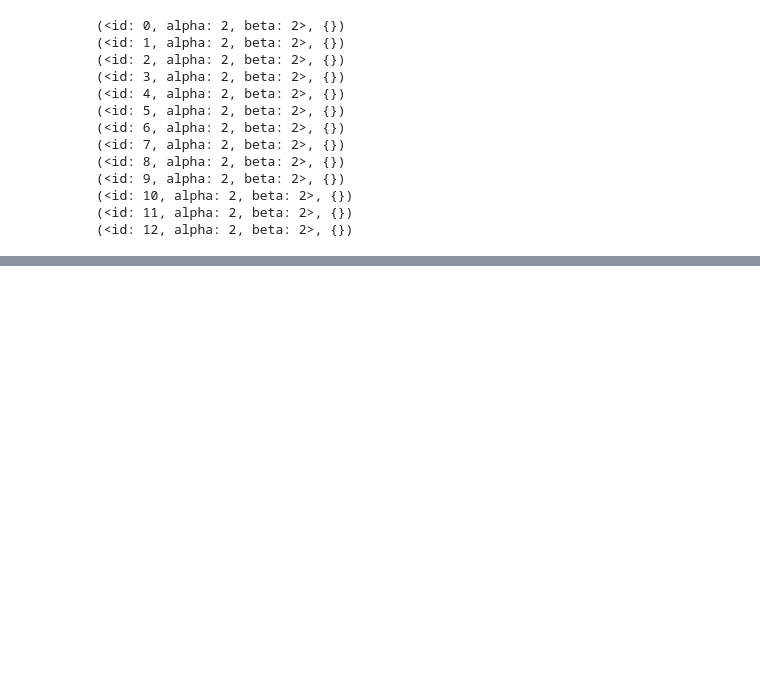
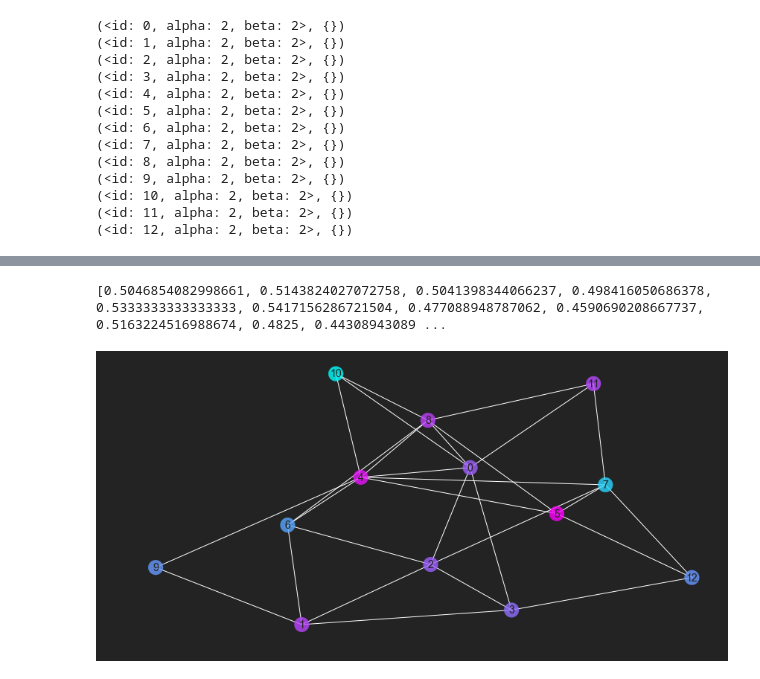
Before and after one commit to mrdevlar/network_choice, a Jupyter notebook: Simulation.ipynb, the cells around one changed output, grey strips where cells are left out. Cells and saved outputs as stored; diff of their text form; code cells hidden in the pictures; blank space fills up the shorter version.

```diff
--- a/Simulation.ipynb
+++ b/Simulation.ipynb
@@ -181,0 +192,5 @@ plt.show()
+# %%
+sim.draw_network()
+# %% [output]
+[0.5046854082998661, 0.5143824027072758, 0.5041398344066237, 0.498416050686378, 0.5333333333333333, 0.5417156286721504, 0.477088948787062, 0.4590690208667737, 0.5163224516988674, 0.4825, 0.44308943089 ...
+[figure, added]
```
Also changed, not shown: parts of 11 cells of this notebook.
